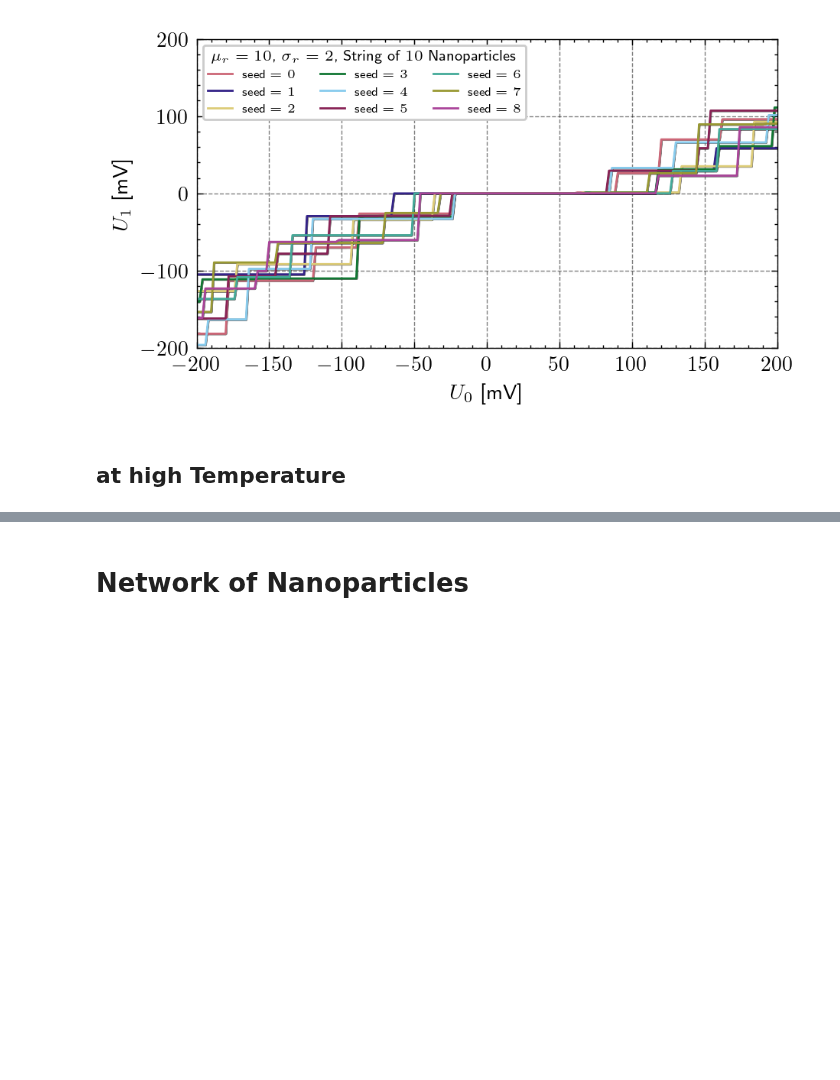
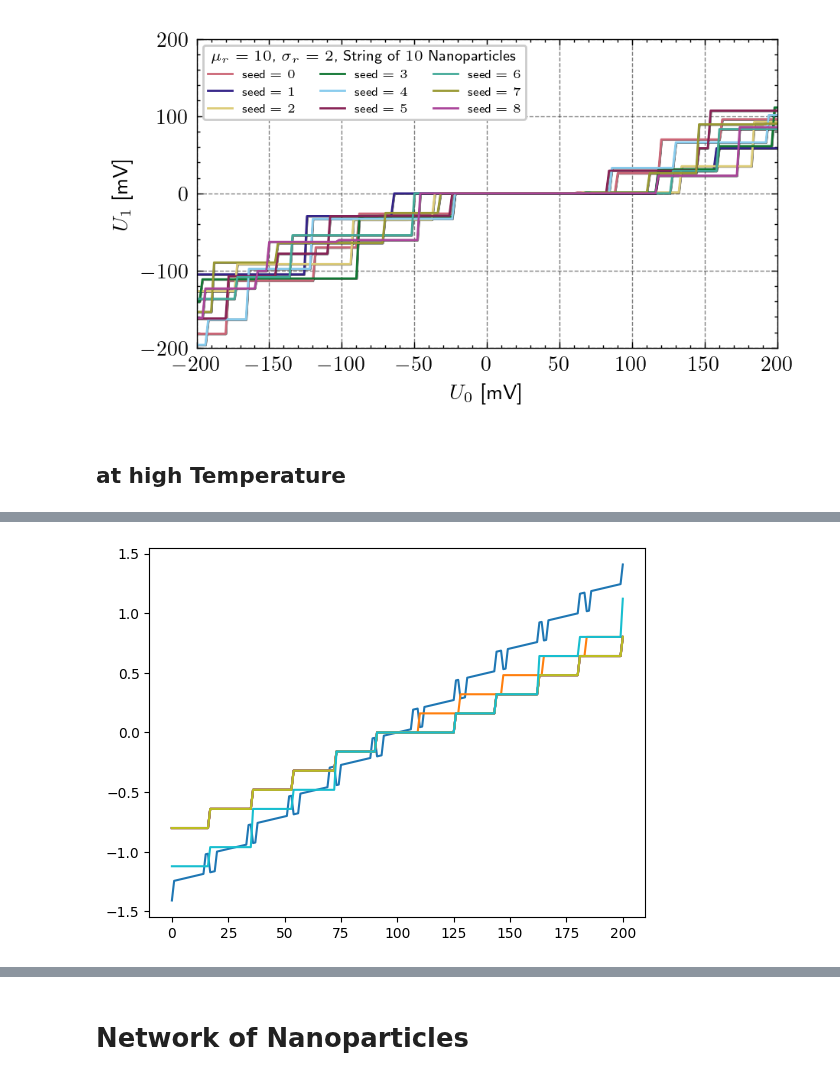
Before and after one commit to JonasMnsing/NanoNets, a Jupyter notebook: scripts/1_funding_period/floating_electrode/floating_electrode.ipynb, the cells around one changed output, grey strips where cells are left out. Saved outputs shown, nothing was run; the diff lists cells and outputs as text; code cells hidden in the pictures; blank space fills up the shorter version.

```diff
--- a/scripts/1_funding_period/floating_electrode/floating_electrode.ipynb
+++ b/scripts/1_funding_period/floating_electrode/floating_electrode.ipynb
@@ -162,0 +188,8 @@ KeyboardInterrupt:
+# %%
+pot_landscape   = sim_class.return_potential_landscape()[:,2:]
+ch_landscape    = sim_class.return_microstates()
+# %%
+for i in range(10):
+    plt.plot(ch_landscape[:,i])
+# %% [output]
+[figure, added]
```
Also changed, not shown: parts of 4 cells of this notebook, 3 other files.
